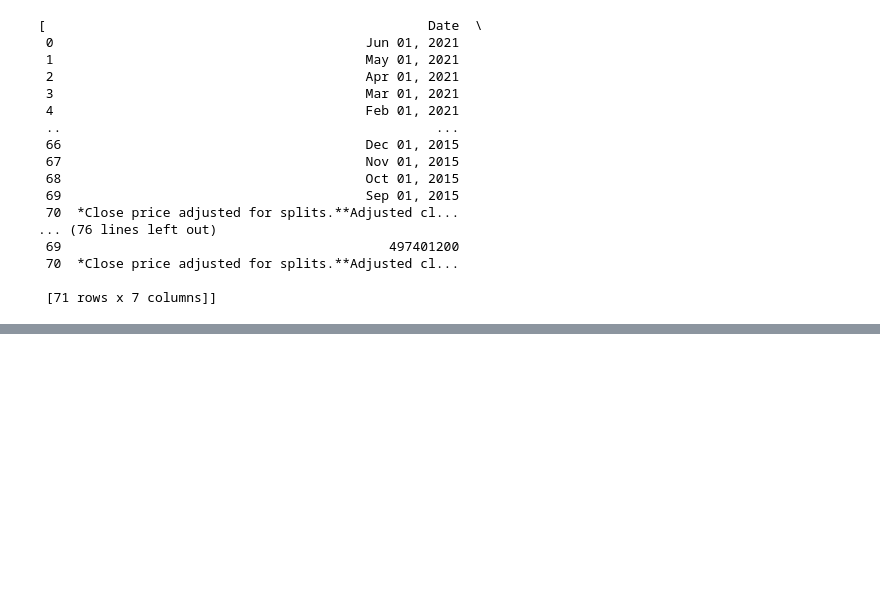
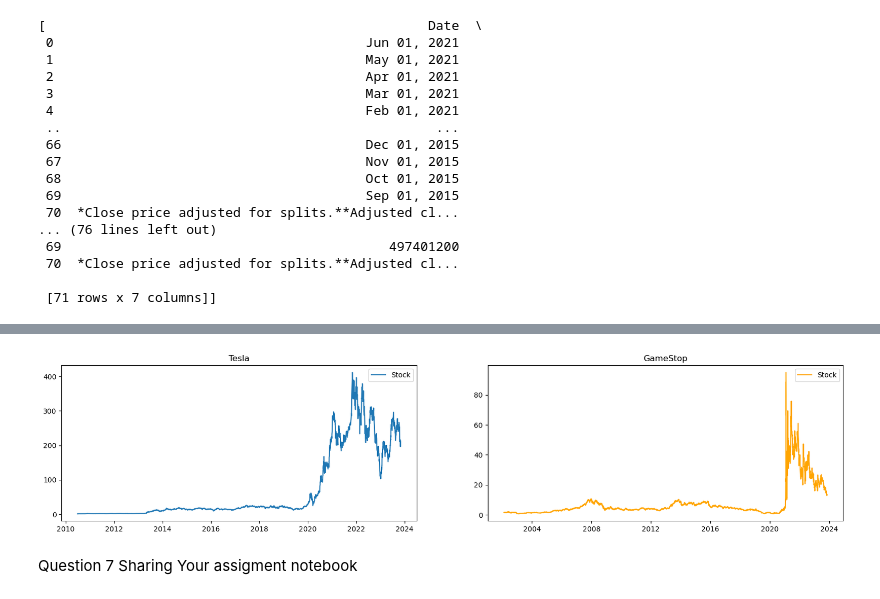
Before and after one commit to matublaq/IBM_datascience_course, a Jupyter notebook: yfinance/PythonProjectDataScience.ipynb, the cells around one changed output, grey strips where cells are left out. Saved outputs shown, nothing was run; the diff lists cells and outputs as text; code cells hidden in the pictures; blank space fills up the shorter version.

```diff
--- a/yfinance/PythonProjectDataScience.ipynb
+++ b/yfinance/PythonProjectDataScience.ipynb
@@ -313,0 +391,19 @@ netflix_data.head()
+# %%
+plt.figure(figsize=(20, 4))
+
+plt.subplot(1, 2, 1)
+plt.plot(tesla_history["Date"], tesla_history["Open"], label='Stock')
+plt.title('Tesla')
+plt.legend()
+
+plt.subplot(1, 2, 2)
+plt.plot(gamestop_history["Date"], gamestop_history["Open"], label="Stock", color="orange")
+plt.title('GameStop')
+plt.legend()
+
+plt.show()
+# %% [output]
+[figure, added]
+# %% [markdown]
+Question 7
+    Sharing Your assigment notebook
```
Also changed, not shown: parts of 19 cells of this notebook, 11 other files.
